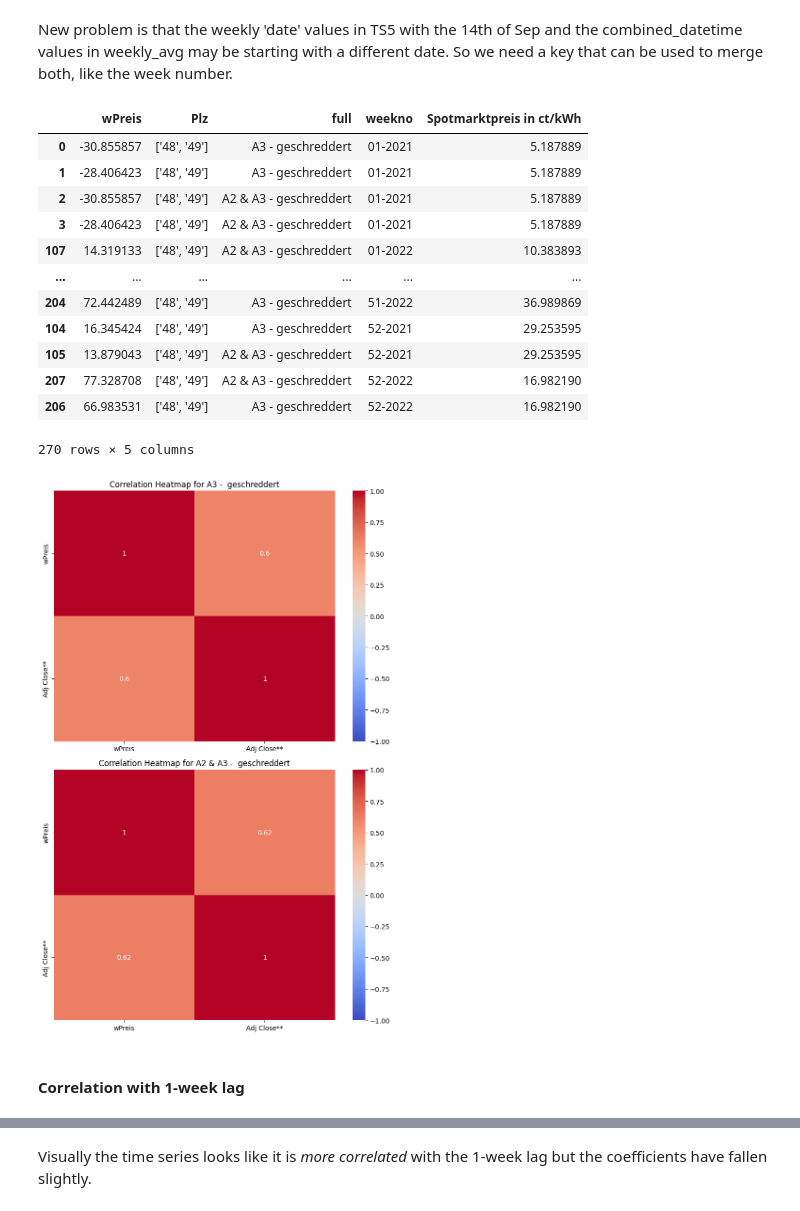
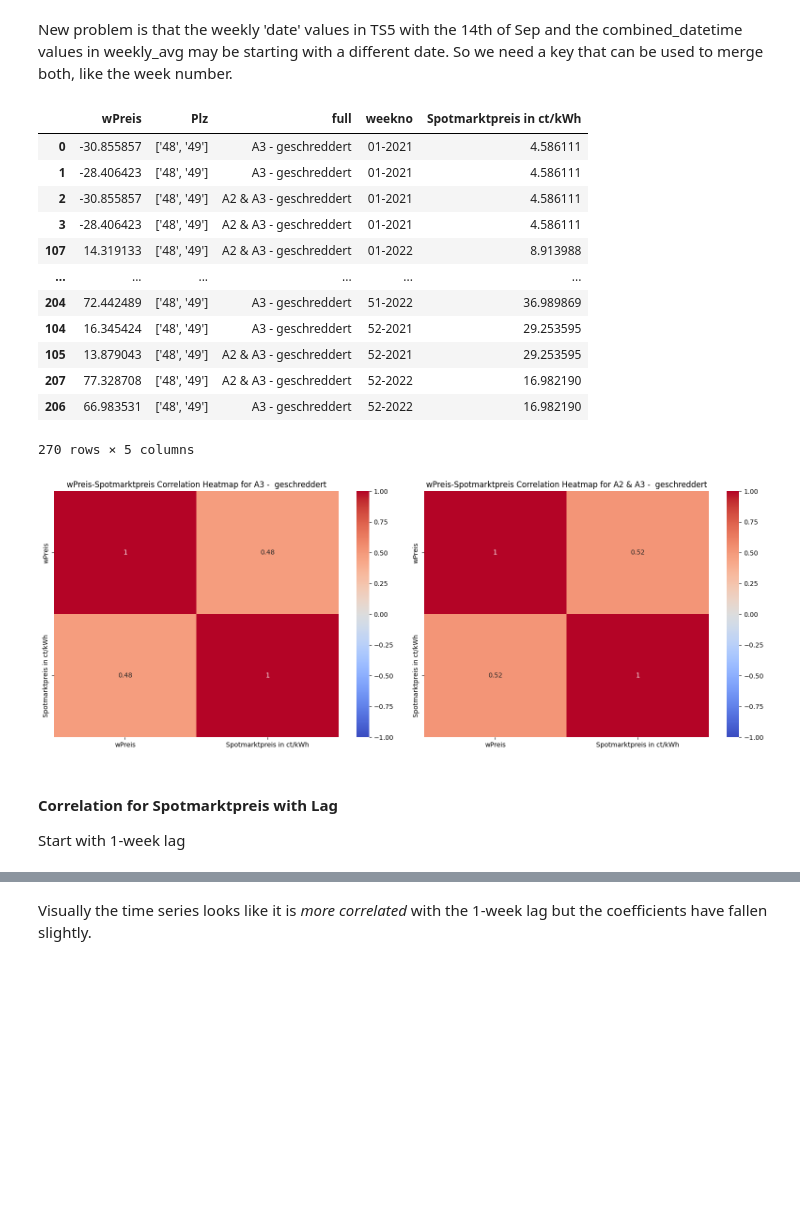
Before and after one commit to surajkarak/KIPA_DigiTrans, a Jupyter notebook: KIPA Project_Final.ipynb, the cells around one changed output, grey strips where cells are left out. Saved outputs shown, nothing was run; the diff lists cells and outputs as text; code cells hidden in the pictures; blank space fills up the shorter version.

Commit message:
electricitycorrected_SURAJ

```diff
--- a/KIPA Project_Final.ipynb
+++ b/KIPA Project_Final.ipynb
@@ -356,4 +358,4 @@ There are 23351 entries and it makes sense as it is hourly data from Jan 1 2021
 
 Quick visual exploration. For this, we need to convert Datum to date-time format.
 # %%
-elec["Datum"] = pd.to_datetime(elec["Datum"])
+elec['Datum'] = pd.to_datetime(elec['Datum'], format='%d.%m.%Y')
@@ -426,11 +419,11 @@ combined_elect.drop(columns=['week','date','combined_datetime'], inplace=True)
 combined_elect.sort_values(by='weekno')
 # %% [output]
 |  | wPreis | Plz | full | weekno | Spotmarktpreis in ct/kWh |
-| 0 | -30.855857 | ['48', '49'] | A3 - geschreddert | 01-2021 | 5.187889 |
-| 1 | -28.406423 | ['48', '49'] | A3 - geschreddert | 01-2021 | 5.187889 |
-| 2 | -30.855857 | ['48', '49'] | A2 & A3 - geschreddert | 01-2021 | 5.187889 |
-| 3 | -28.406423 | ['48', '49'] | A2 & A3 - geschreddert | 01-2021 | 5.187889 |
-| 107 | 14.319133 | ['48', '49'] | A2 & A3 - geschreddert | 01-2022 | 10.383893 |
+| 0 | -30.855857 | ['48', '49'] | A3 - geschreddert | 01-2021 | 4.586111 |
+| 1 | -28.406423 | ['48', '49'] | A3 - geschreddert | 01-2021 | 4.586111 |
+| 2 | -30.855857 | ['48', '49'] | A2 & A3 - geschreddert | 01-2021 | 4.586111 |
+| 3 | -28.406423 | ['48', '49'] | A2 & A3 - geschreddert | 01-2021 | 4.586111 |
+| 107 | 14.319133 | ['48', '49'] | A2 & A3 - geschreddert | 01-2022 | 8.913988 |
 | ... | ... | ... | ... | ... | ... |
 | 204 | 72.442489 | ['48', '49'] | A3 - geschreddert | 51-2022 | 36.989869 |
 | 104 | 16.345424 | ['48', '49'] | A3 - geschreddert | 52-2021 | 29.253595 |
@@ -441,20 +439,23 @@ combined_elect.sort_values(by='weekno')
 # %%
-fig, axes = plt.subplots(len(categories), figsize=(8, 6 * len(categories)))
+# Create a figure with heatmaps side by side
+fig, axes = plt.subplots(1, len(categories), figsize=(16, 6))
 
 # Loop through each category and create a heatmap
 for i, category in enumerate(categories):
-    category_data = combined_df[combined_df['full'] == category]
-    correlation_matrix = category_data[['wPreis', 'Adj Close**']].corr()
+    category_data = combined_elect[combined_elect['full'] == category]
 
-    ax = sns.heatmap(correlation_matrix, annot=True, cmap='coolwarm', vmin=-1, vmax=1, ax=axes[i])
-    ax.set_title(f'Correlation Heatmap for {category}')
+    # Create the correlation heatmap
+    correlation_matrix = category_data[['wPreis', 'Spotmarktpreis in ct/kWh']].corr()
+    ax_heatmap = sns.heatmap(correlation_matrix, annot=True, cmap='coolwarm', vmin=-1, vmax=1, ax=axes[i])
+    ax_heatmap.set_title(f'wPreis-Spotmarktpreis Correlation Heatmap for {category}')
 
 # Adjust layout spacing
 plt.tight_layout()
 
 # Show the subplots
 plt.show()
 # %% [output]
-[figure, old version]
+[figure, new version]
 # %% [markdown]
-#### Correlation with 1-week lag
+#### Correlation for Spotmarktpreis with Lag
+Start with 1-week lag
```
Also changed, not shown: parts of 16 cells of this notebook.
